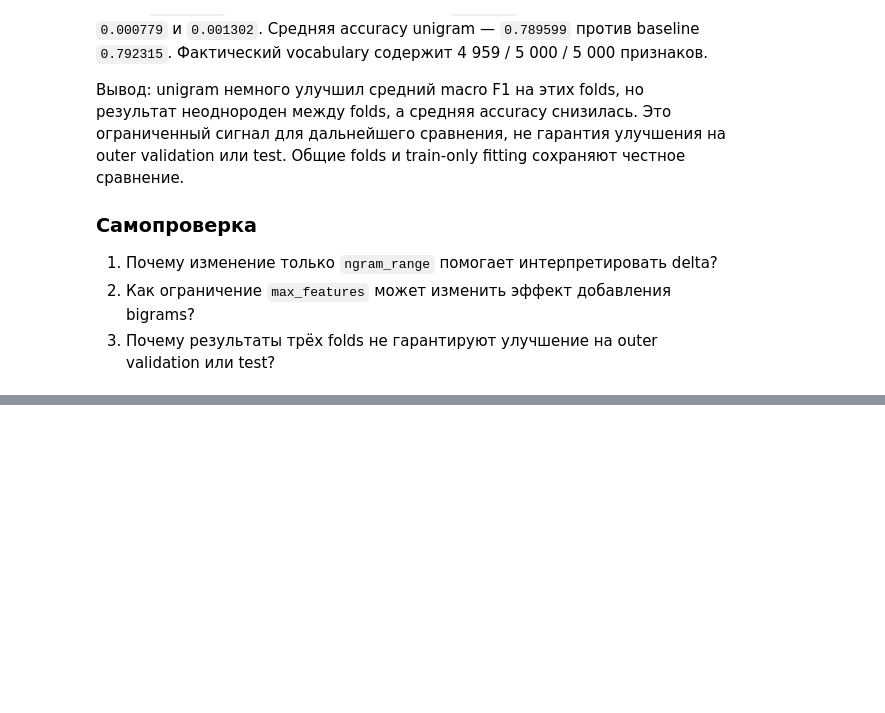
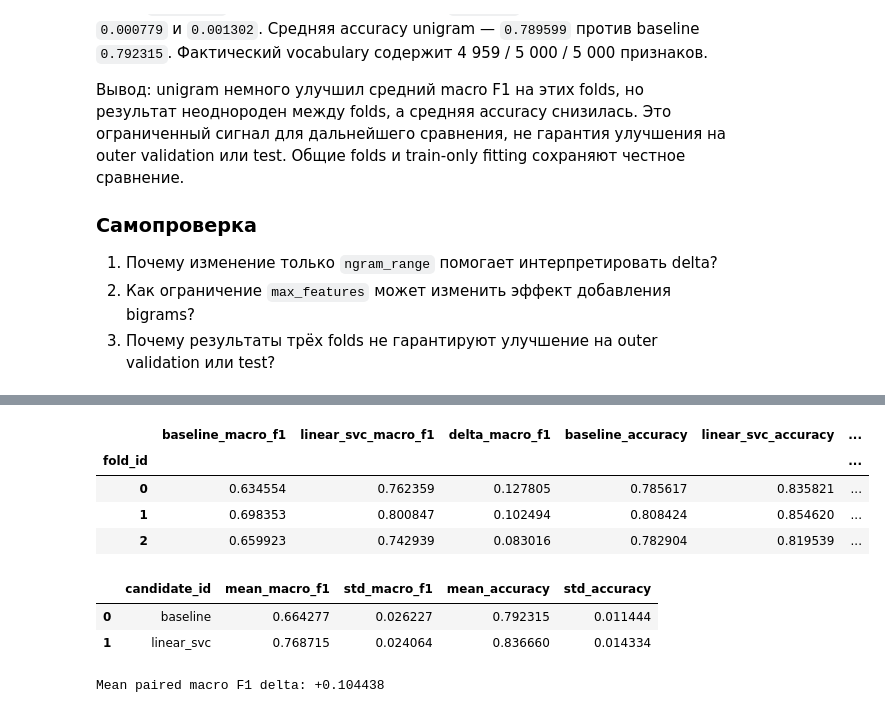
Before and after one commit to HomeboyMakkri/Text-classification, a Jupyter notebook: notebooks/day04_experiments.ipynb, the cells around one changed output, grey strips where cells are left out. Drawn from its saved outputs; the diff is of its cells as text; code cells hidden in the pictures; blank space fills up the shorter version.

Commit message:
Compare LinearSVC on fixed cross-validation folds

```diff
--- a/notebooks/day04_experiments.ipynb
+++ b/notebooks/day04_experiments.ipynb
@@ -289,0 +296,40 @@ Mean paired macro F1 delta: +0.005683
+# %%
+from finnews_sentiment.models.experiment_models import build_linear_svc_pipeline
+
+linear_svc_pipeline = build_linear_svc_pipeline(config)
+linear_svc_cv = run_cv_candidate(
+    candidate_id="linear_svc",
+    pipeline=linear_svc_pipeline,
+    train=train_rows,
+    fold_set=cv_folds,
+)
+linear_svc_paired = pd.DataFrame({
+    "baseline_macro_f1": baseline_cv.fold_scores["macro_f1"],
+    "linear_svc_macro_f1": linear_svc_cv.fold_scores["macro_f1"],
+    "delta_macro_f1": linear_svc_cv.fold_scores["macro_f1"] - baseline_cv.fold_scores["macro_f1"],
+    "baseline_accuracy": baseline_cv.fold_scores["accuracy"],
+    "linear_svc_accuracy": linear_svc_cv.fold_scores["accuracy"],
+    "baseline_features": baseline_cv.fold_scores["n_features"],
+    "linear_svc_features": linear_svc_cv.fold_scores["n_features"],
+    "convergence_status": linear_svc_cv.fold_scores["convergence_status"],
+})
+display(linear_svc_paired)
+display(pd.DataFrame([
+    {"candidate_id": baseline_cv.candidate_id, "mean_macro_f1": baseline_cv.mean_macro_f1,
+     "std_macro_f1": baseline_cv.std_macro_f1, "mean_accuracy": baseline_cv.mean_accuracy,
+     "std_accuracy": baseline_cv.std_accuracy},
+    {"candidate_id": linear_svc_cv.candidate_id, "mean_macro_f1": linear_svc_cv.mean_macro_f1,
+     "std_macro_f1": linear_svc_cv.std_macro_f1, "mean_accuracy": linear_svc_cv.mean_accuracy,
+     "std_accuracy": linear_svc_cv.std_accuracy},
+]))
+print(f"Mean paired macro F1 delta: {linear_svc_paired['delta_macro_f1'].mean():+.6f}")
+# %% [output]
+|  | baseline_macro_f1 | linear_svc_macro_f1 | delta_macro_f1 | baseline_accuracy | linear_svc_accuracy | ... |
+| fold_id |  |  |  |  |  | ... |
+| 0 | 0.634554 | 0.762359 | 0.127805 | 0.785617 | 0.835821 | ... |
+| 1 | 0.698353 | 0.800847 | 0.102494 | 0.808424 | 0.854620 | ... |
+| 2 | 0.659923 | 0.742939 | 0.083016 | 0.782904 | 0.819539 | ... |
+|  | candidate_id | mean_macro_f1 | std_macro_f1 | mean_accuracy | std_accuracy |
+| 0 | baseline | 0.664277 | 0.026227 | 0.792315 | 0.011444 |
+| 1 | linear_svc | 0.768715 | 0.024064 | 0.836660 | 0.014334 |
+Mean paired macro F1 delta: +0.104438
```
Also changed, not shown: parts of 2 cells of this notebook, 3 other files.
